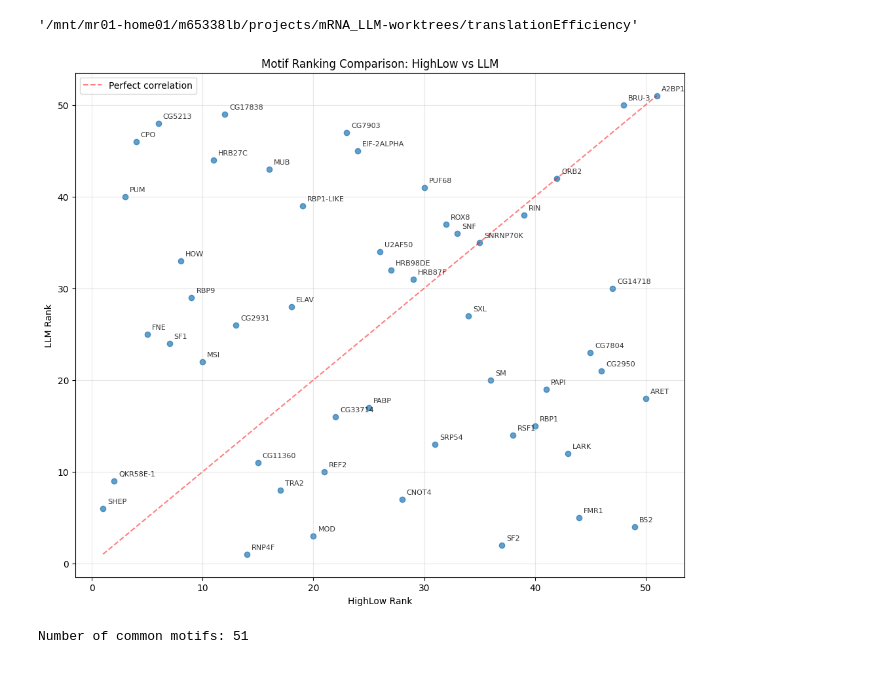
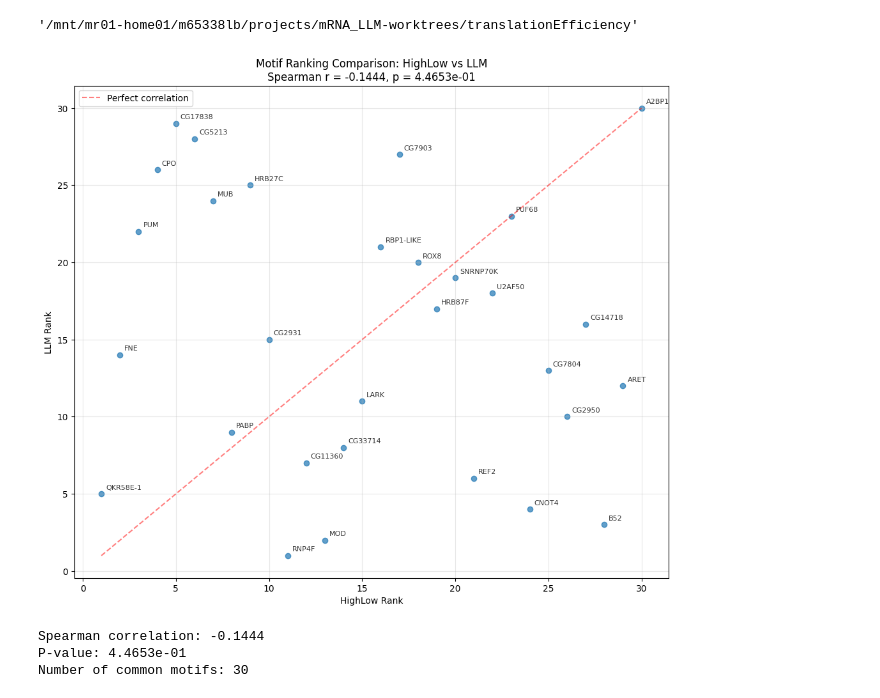
Before and after one commit to ManchesterBioinference/mRNA_LLM, a Jupyter notebook: notebooks/explorativeJupyterNotebooks/compare_highLow_to_LLMshap.ipynb, the cells around one changed output. Saved outputs shown, nothing was run; the diff lists cells and outputs as text; code cells hidden in the pictures.

```diff
--- a/notebooks/explorativeJupyterNotebooks/compare_highLow_to_LLMshap.ipynb
+++ b/notebooks/explorativeJupyterNotebooks/compare_highLow_to_LLMshap.ipynb
@@ -6,7 +6,7 @@ os.getcwd()
 # %% [output]
 '/mnt/mr01-home01/m65338lb/projects/mRNA_LLM-worktrees/translationEfficiency'
 # %%
-highLow = pd.read_csv('output/splitDecay/high/all_ame_output/ame.tsv',sep='\t')
+highLow = pd.read_csv('output/splitDecay/high/train_ame_output/ame.tsv',sep='\t')
 llm = pd.read_csv('output/motifs/positive/ame_output/ame.tsv', sep='\t')
 # %%
 
@@ -30,34 +30,43 @@ llm_ranked['rank_num'] = range(1, len(llm_ranked) + 1)
 # Merge on motif_alt_ID to get common motifs
 merged = pd.merge(highLow_ranked[['motif_alt_ID', 'rank_num']],
                   llm_ranked[['motif_alt_ID', 'rank_num']],
                   on='motif_alt_ID',
                   suffixes=('_highLow', '_llm'))
 
+from scipy.stats import spearmanr
+
+# Calculate Spearman correlation
+corr, p_value = spearmanr(merged['rank_num_highLow'], merged['rank_num_llm'])
+
 # Create scatter plot
 plt.figure(figsize=(12, 10))
 plt.scatter(merged['rank_num_highLow'], merged['rank_num_llm'], alpha=0.7)
 
 # Add motif_alt_ID labels to each point
 for i, row in merged.iterrows():
     plt.annotate(row['motif_alt_ID'],
                 (row['rank_num_highLow'], row['rank_num_llm']),
                 xytext=(5, 5), textcoords='offset points',
                 fontsize=8, alpha=0.8)
 
 plt.xlabel('HighLow Rank')
 plt.ylabel('LLM Rank')
-plt.title('Motif Ranking Comparison: HighLow vs LLM')
+plt.title(f'Motif Ranking Comparison: HighLow vs LLM\nSpearman r = {corr:.4f}, p = {p_value:.4e}')
 
 # Add diagonal line for reference
 max_rank = max(merged['rank_num_highLow'].max(), merged['rank_num_llm'].max())
 plt.plot([1, max_rank], [1, max_rank], 'r--', alpha=0.5, label='Perfect correlation')
 
 plt.legend()
 plt.grid(True, alpha=0.3)
 plt.show()
 
-# Print number of common motifs
+# Print correlation results
+print(f"Spearman correlation: {corr:.4f}")
+print(f"P-value: {p_value:.4e}")
 print(f"Number of common motifs: {len(merged)}")
 # %% [output]
-[figure, old version]
+[figure, new version]
-Number of common motifs: 51
+Spearman correlation: -0.1444
+P-value: 4.4653e-01
+Number of common motifs: 30
```
Also changed, not shown: parts of 4 cells of this notebook, 18 other files.
